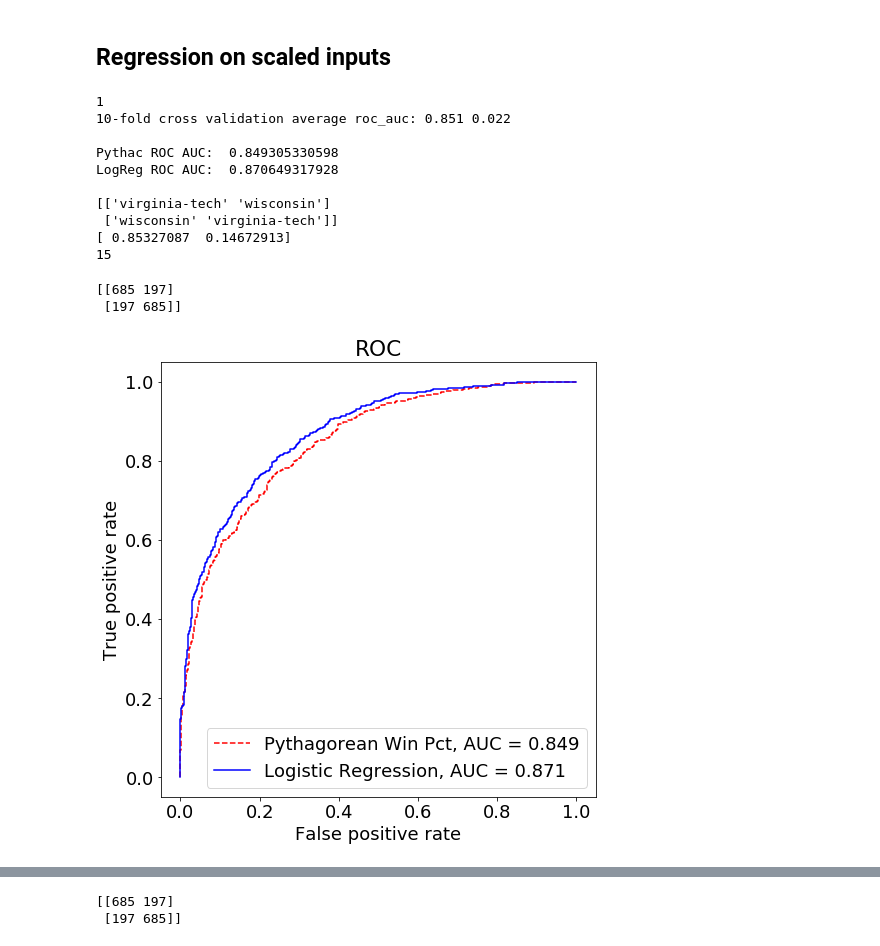
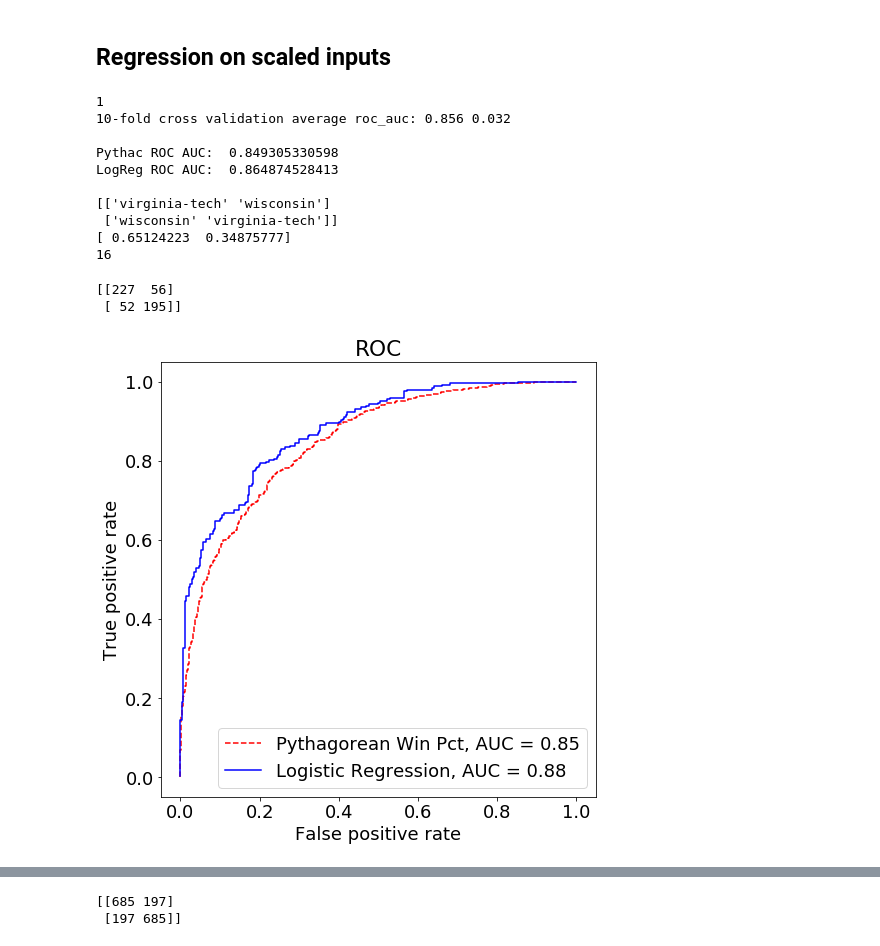
Before and after one commit to gshau/madBrackets, a Jupyter notebook: gameAnalysis.ipynb, the cells around one changed output, grey strips where cells are left out. Saved outputs shown, nothing was run; the diff lists cells and outputs as text; code cells hidden in the pictures.

```diff
--- a/gameAnalysis.ipynb
+++ b/gameAnalysis.ipynb
@@ -103,6 +105,6 @@ features=np.array(sorted(dfClean.columns))
 # %%
 n_fold = 10
-test_size = 0.2
+test_size = 0.3
 
 
 dfClean=dfClean[features]
@@ -115,6 +117,11 @@ X=scaled
 y=dfAll['outcome']
 
 X_train, X_test, y_train, y_test = train_test_split(X, y, test_size=test_size, random_state=0)
+# X_train, X_test, y_train, y_test = train_test_split(X, y, test_size=test_size, random_state=0)
+
+
+X=X_train
+y=y_train
 
 # for c in np.logspace(-4,0,20):
 c=0.1
@@ -124,7 +131,7 @@ model = LogisticRegression(C=c,penalty='l1',fit_intercept=True)
 # model=RandomForestClassifier(n_estimators=100, oob_score=True, random_state=123456)
 model.fit(X_train, y_train)
 
-y_pred=model.predict(X_test)
+# y_pred=model.predict(X_test)
 kfold = model_selection.KFold(n_splits=n_fold, random_state=10)
 scoring = 'roc_auc' #['accuracy','precision']
 results = model_selection.cross_val_score(model, X, y, cv=kfold, scoring=scoring)
@@ -135,7 +142,7 @@ y_predPythag=pythagGame(dfAll,exp=13.5)
 
 # print('Accuracy using pythagorean win expectation: %.3f' % ((np.round(y_predPythag)==y_test).sum()/len(y_test)))
 print()
-print('Pythac ROC AUC: ',roc_auc_score(y,y_predPythag))
+print('Pythac ROC AUC: ',roc_auc_score(dfAll['outcome'],y_predPythag))
 print('LogReg ROC AUC: ',roc_auc_score(y,model.predict_proba(X)[:,1]))
 print()
 
@@ -146,35 +153,37 @@ print(model.predict_proba(X)[row,:])
 print((model.coef_!=0).sum())
 # %% [output]
 1
-10-fold cross validation average roc_auc: 0.851 0.022
+10-fold cross validation average roc_auc: 0.856 0.032
 
 Pythac ROC AUC:  0.849305330598
-LogReg ROC AUC:  0.870649317928
+LogReg ROC AUC:  0.864874528413
 
 [['virginia-tech' 'wisconsin']
  ['wisconsin' 'virginia-tech']]
-[ 0.85327087  0.14672913]
-15
+[ 0.65124223  0.34875777]
+16
 # %%
 # features=features[np.where(model.coef_!=0)[1]]
 # features
 # %%
-print(confusion_matrix(y,model.predict(X)))
+# X_train, X_test, y_train, y_test
 
-fpr,tpr,thr=roc_curve(y,y_predPythag)
-plt.plot(fpr,tpr,'r--',label='Pythagorean Win Pct, AUC = '+str(round(roc_auc_score(y,y_predPythag),3)))
+print(confusion_matrix(y_test,model.predict(X_test)))
 
-fpr,tpr,thr=roc_curve(y,model.predict_proba(X)[:,1])
-plt.plot(fpr,tpr,'b',label='Logistic Regression, AUC = '+str(round(roc_auc_score(y,model.predict_proba(X)[:,1]),3)))
+fpr,tpr,thr=roc_curve(dfAll['outcome'],y_predPythag)
+plt.plot(fpr,tpr,'r--',label='Pythagorean Win Pct, AUC = '+str(round(roc_auc_score(dfAll['outcome'],y_predPythag),2)))
+
+fpr,tpr,thr=roc_curve(y_test,model.predict_proba(X_test)[:,1])
+plt.plot(fpr,tpr,'b',label='Logistic Regression, AUC = '+str(round(roc_auc_score(y_test,model.predict_proba(X_test)[:,1]),2)))
 plt.legend()
 plt.xlabel('False positive rate')
 plt.ylabel('True positive rate')
 plt.title('ROC')
 
-roc_auc_score(y,model.predict_proba(X)[:,1])
+roc_auc_score(y_test,model.predict_proba(X_test)[:,1])
 ax=plt.gca()
 ax.set_aspect(1)
 # %% [output]
-[[685 197]
- [197 685]]
+[[227  56]
+ [ 52 195]]
-[figure, old version]
+[figure, new version]
```
Also changed, not shown: parts of 3 cells of this notebook, 10 other files.
